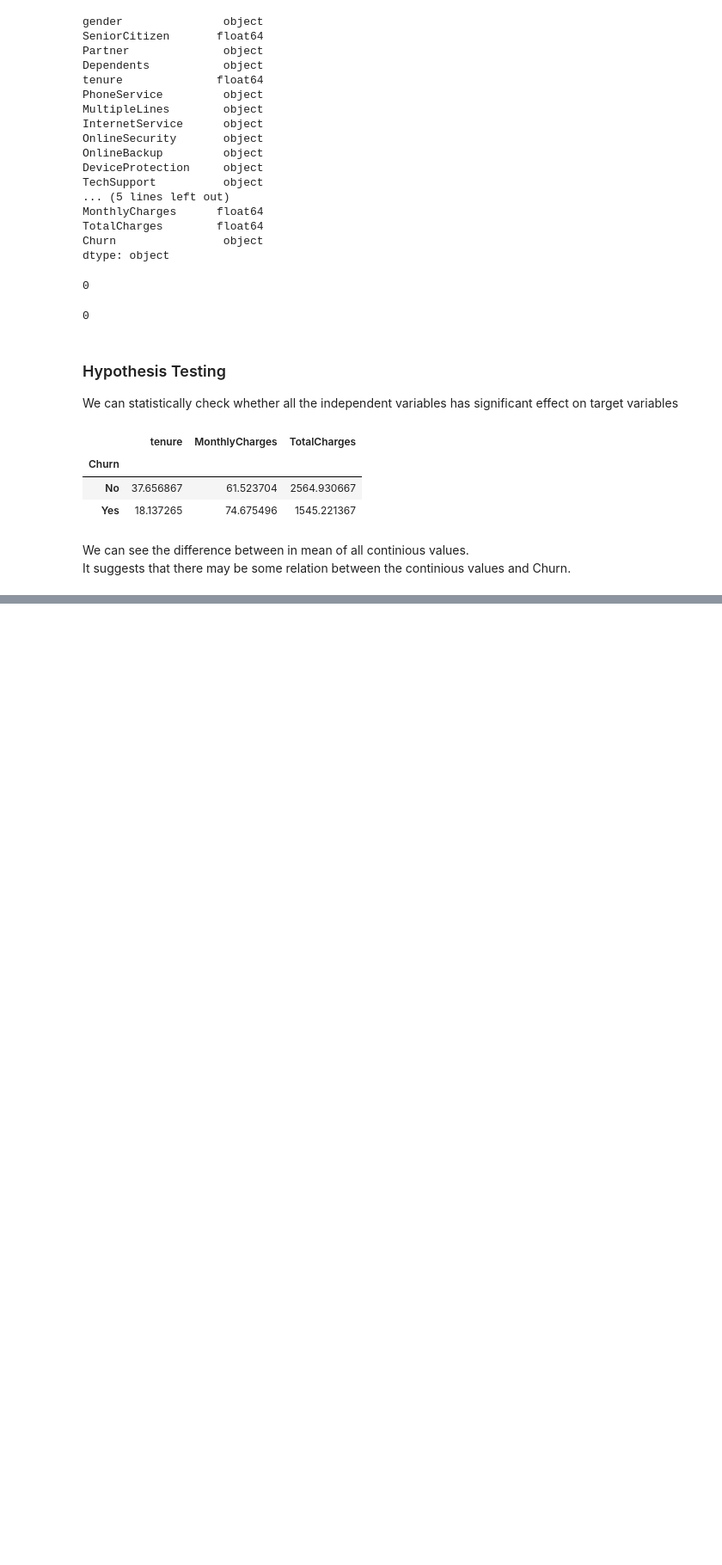
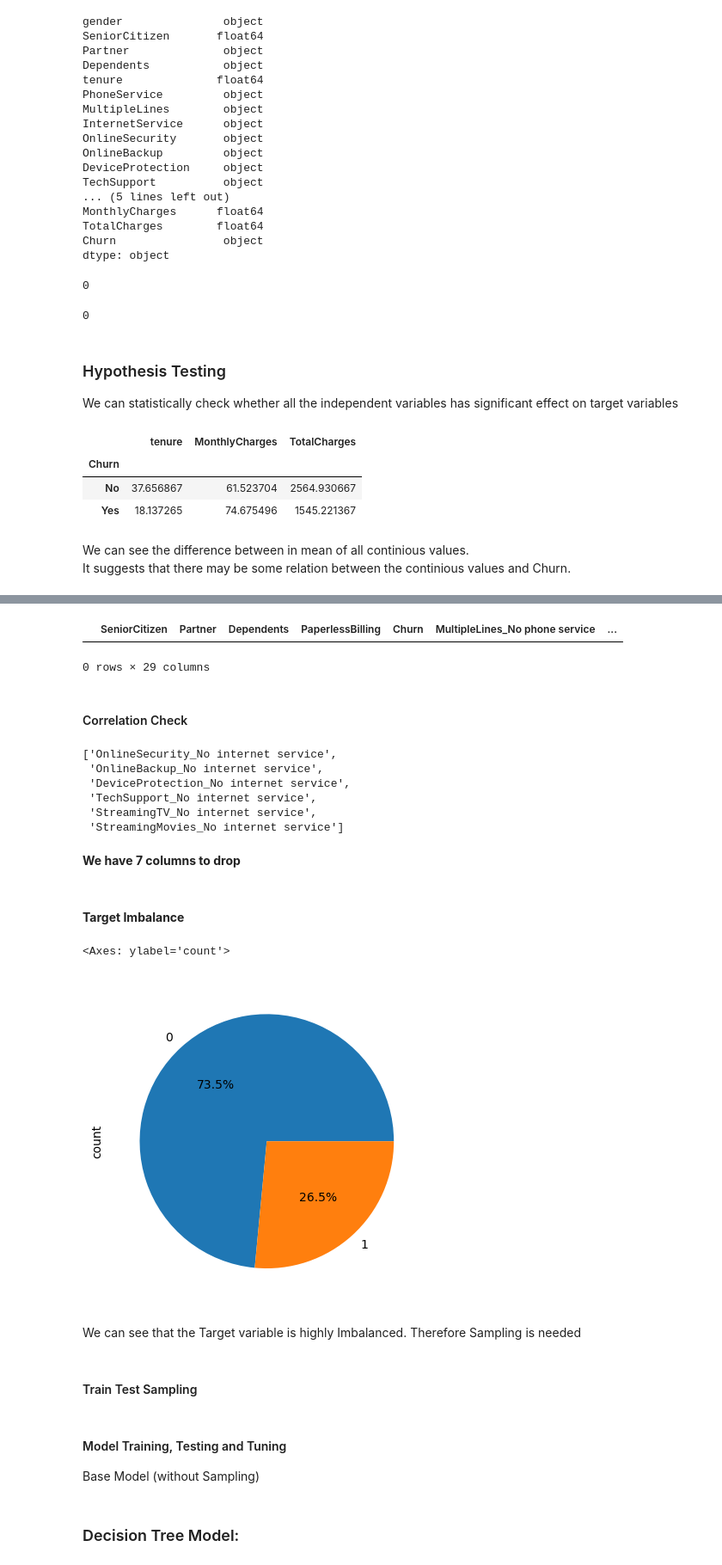
Before and after one commit to Vaibhav091416/Churn-Prediction-Using-Ensamle-learning, a Jupyter notebook: notebook/ml.ipynb, the cells around one changed output, grey strips where cells are left out. Shown at 86% size. Drawn from its saved outputs; the diff is of its cells as text; code cells hidden in the pictures; blank space fills up the shorter version.

Commit message:
Fina Model Reay
Final model ready.

```diff
--- a/notebook/ml.ipynb
+++ b/notebook/ml.ipynb
@@ -125,0 +205,46 @@ array(['tenure', 'MonthlyCharges', 'TotalCharges'], dtype=object)
+# %%
+df_data_org=df.copy()
+df=df.drop(columns=list(num_col.columns.values),axis=1)
+df=df.merge(scaled,left_index=True,right_index=True,how='left')
+# %%
+df[df['tenure'].isnull()]
+# %% [output]
+|  | SeniorCitizen | Partner | Dependents | PaperlessBilling | Churn | MultipleLines_No phone service | ... |
+0 rows × 29 columns
+# %%
+data=df.drop(columns=['Churn'],axis=1)
+# %% [markdown]
+#### Correlation Check
+# %%
+thersold=0.9
+#Absolute value of correlation Matrix
+corr_matrix=data.corr().abs()
+corr_matrix.head()
+#Upper Traingle matrix
+upper=corr_matrix.where(np.triu(np.ones(corr_matrix.shape),k=1).astype(bool))
+upper
+to_drop= [col for col in upper.columns if any(upper[col]>thersold)]
+to_drop
+# %% [output]
+['OnlineSecurity_No internet service',
+ 'OnlineBackup_No internet service',
+ 'DeviceProtection_No internet service',
+ 'TechSupport_No internet service',
+ 'StreamingTV_No internet service',
+ 'StreamingMovies_No internet service']
+# %% [markdown]
+<b>We have 7 columns to drop</b>
+# %%
+df.drop(columns=to_drop,axis=1,inplace=True)
+# %% [markdown]
+#### <b>Target Imbalance</b>
+# %%
+df['Churn'].value_counts().plot(kind='pie',autopct='%1.1f%%')
+# %% [output]
+<Axes: ylabel='count'>
+[figure, added]
+# %% [markdown]
+We can see that the Target variable is highly Imbalanced.
+Therefore Sampling is needed
+# %% [markdown]
+#### Train Test Sampling
@@ -125,0 +258,5 @@ array(['tenure', 'MonthlyCharges', 'TotalCharges'], dtype=object)
+# %% [markdown]
+#### Model Training, Testing and Tuning
+Base Model (without Sampling)
+# %% [markdown]
+### Decision Tree Model:
```
Also changed, not shown: parts of 87 cells of this notebook, 9 other files.
